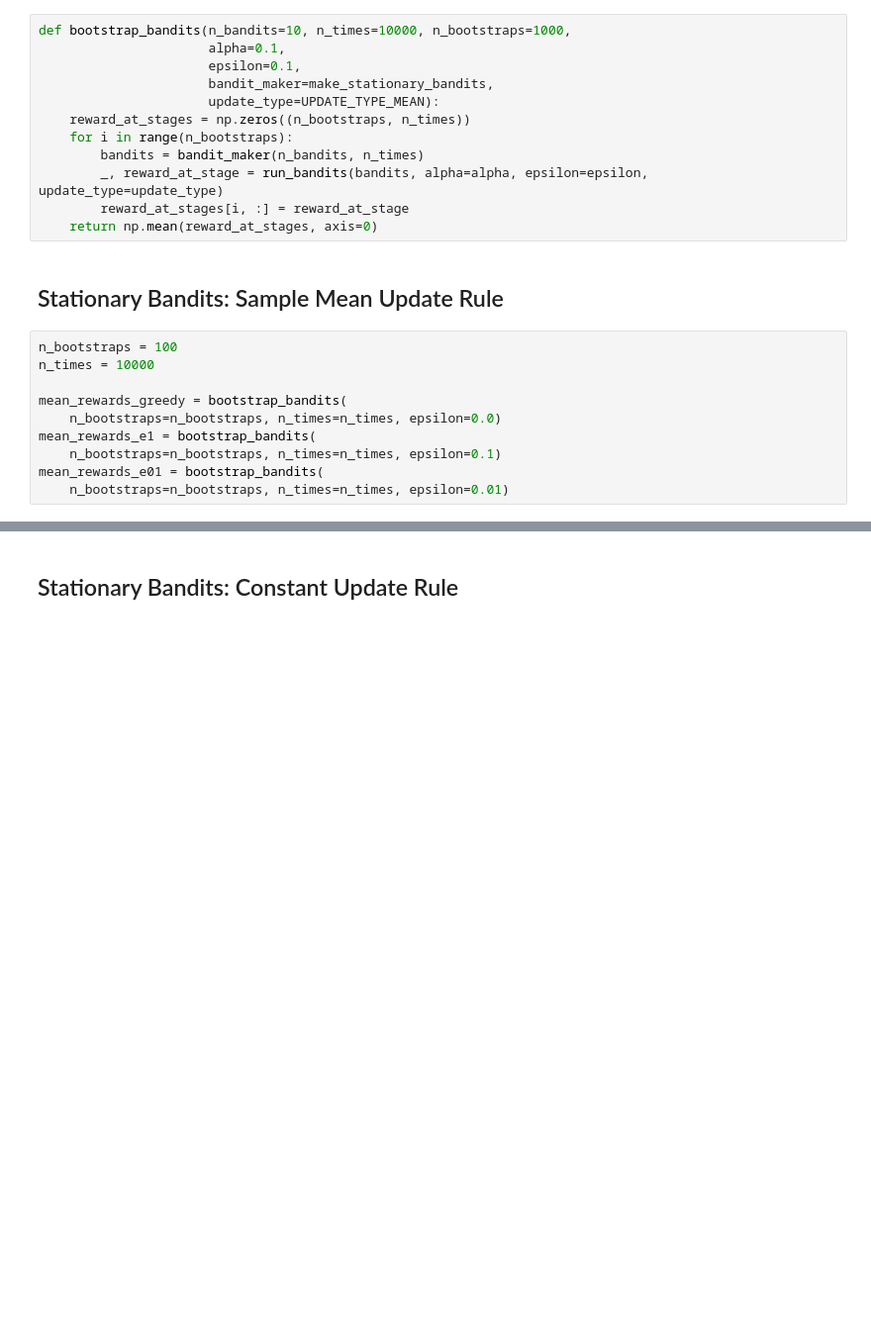
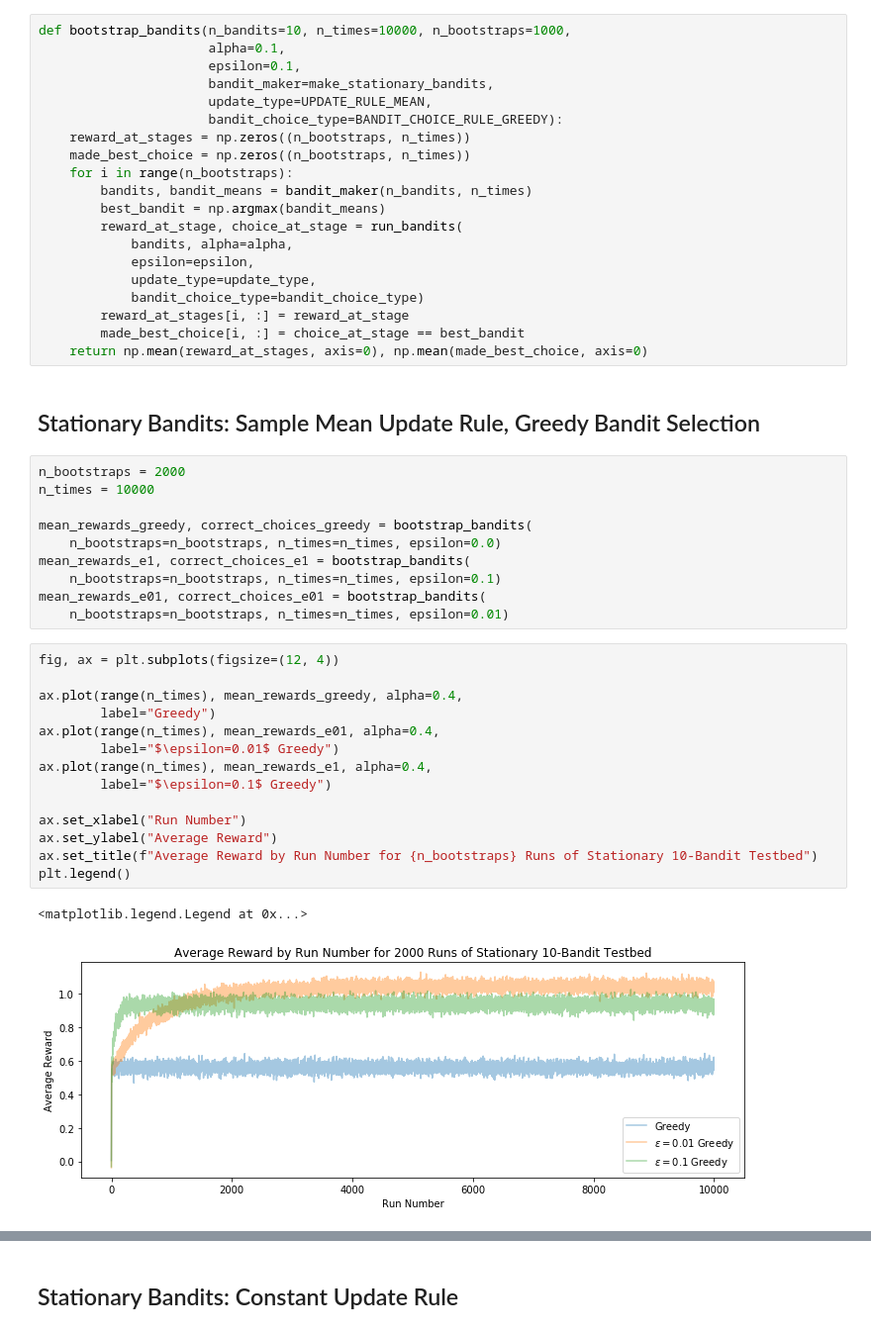
Before and after one commit to madrury/reinforcement-learning, a Jupyter notebook: multi-armed-bandits.ipynb, the cells around one changed output, grey strips where cells are left out. Shown: that part at 99% size. Saved outputs shown, nothing was run; the diff lists cells and outputs as text; blank space fills up the shorter version.

```diff
--- a/multi-armed-bandits.ipynb
+++ b/multi-armed-bandits.ipynb
@@ -20,22 +21,47 @@ def bootstrap_bandits(n_bandits=10, n_times=10000, n_bootstraps=1000,
                       alpha=0.1,
                       epsilon=0.1,
                       bandit_maker=make_stationary_bandits,
-                      update_type=UPDATE_TYPE_MEAN):
+                      update_type=UPDATE_RULE_MEAN,
+                      bandit_choice_type=BANDIT_CHOICE_RULE_GREEDY):
     reward_at_stages = np.zeros((n_bootstraps, n_times))
+    made_best_choice = np.zeros((n_bootstraps, n_times))
     for i in range(n_bootstraps):
-        bandits = bandit_maker(n_bandits, n_times)
-        _, reward_at_stage = run_bandits(bandits, alpha=alpha, epsilon=epsilon, update_type=update_type)
+        bandits, bandit_means = bandit_maker(n_bandits, n_times)
+        best_bandit = np.argmax(bandit_means)
+        reward_at_stage, choice_at_stage = run_bandits(
+            bandits, alpha=alpha,
+            epsilon=epsilon,
+            update_type=update_type,
+            bandit_choice_type=bandit_choice_type)
         reward_at_stages[i, :] = reward_at_stage
-    return np.mean(reward_at_stages, axis=0)
+        made_best_choice[i, :] = choice_at_stage == best_bandit
+    return np.mean(reward_at_stages, axis=0), np.mean(made_best_choice, axis=0)
 # %% [markdown]
-## Stationary Bandits: Sample Mean Update Rule
+## Stationary Bandits: Sample Mean Update Rule, Greedy Bandit Selection
 # %%
-n_bootstraps = 100
+n_bootstraps = 2000
 n_times = 10000
 
-mean_rewards_greedy = bootstrap_bandits(
+mean_rewards_greedy, correct_choices_greedy = bootstrap_bandits(
     n_bootstraps=n_bootstraps, n_times=n_times, epsilon=0.0)
-mean_rewards_e1 = bootstrap_bandits(
+mean_rewards_e1, correct_choices_e1 = bootstrap_bandits(
     n_bootstraps=n_bootstraps, n_times=n_times, epsilon=0.1)
-mean_rewards_e01 = bootstrap_bandits(
+mean_rewards_e01, correct_choices_e01 = bootstrap_bandits(
     n_bootstraps=n_bootstraps, n_times=n_times, epsilon=0.01)
+# %%
+fig, ax = plt.subplots(figsize=(12, 4))
+
+ax.plot(range(n_times), mean_rewards_greedy, alpha=0.4,
+        label="Greedy")
+ax.plot(range(n_times), mean_rewards_e01, alpha=0.4,
+        label="$\epsilon=0.01$ Greedy")
+ax.plot(range(n_times), mean_rewards_e1, alpha=0.4,
+        label="$\epsilon=0.1$ Greedy")
+
+ax.set_xlabel("Run Number")
+ax.set_ylabel("Average Reward")
+ax.set_title(f"Average Reward by Run Number for {n_bootstraps} Runs of Stationary 10-Bandit Testbed")
+plt.legend()
+# %% [output]
+<matplotlib.legend.Legend at 0x...>
+[figure, added]
```
Also changed, not shown: parts of 12 cells of this notebook.
